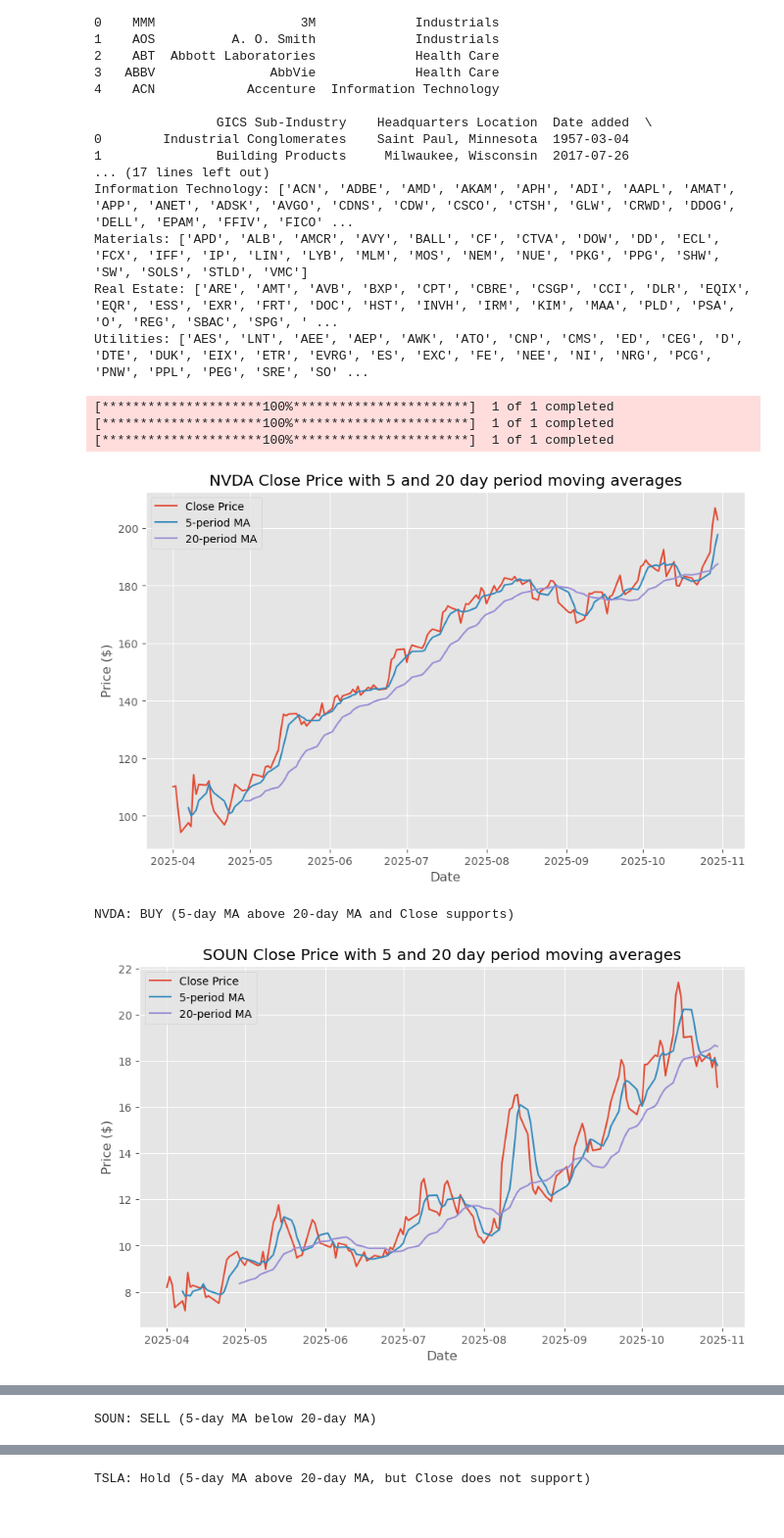
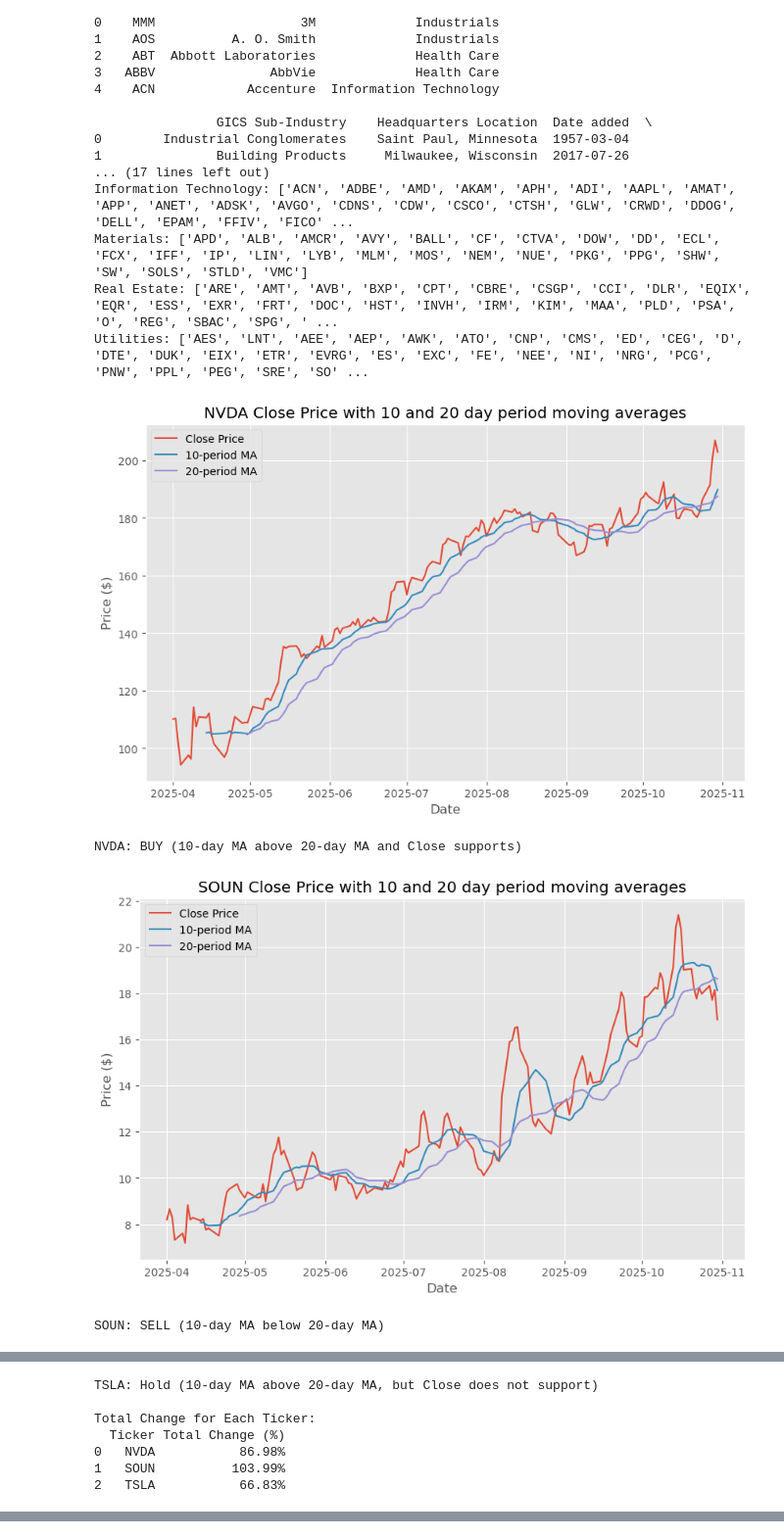
Before and after one commit to LeonCalef/Capstone-final, a Jupyter notebook: Capstone_project_tests.ipynb, the cells around one changed output, grey strips where cells are left out. Shown at 98% size. Saved outputs shown, nothing was run; the diff lists cells and outputs as text; code cells hidden in the pictures.

```diff
--- a/Capstone_project_tests.ipynb
+++ b/Capstone_project_tests.ipynb
@@ -110,45 +129,44 @@ def analysis(symbols, s_Date = "2024-09-01", e_Date = "2025-10-31"):
 # %%
 x = analysis(["TSLA", "NVDA", "SOUN"], "2025-04-01")
 style.use("ggplot")
 
 # Plot the closing price and moving averages on the same graph
 for ticker, group in x.groupby("Ticker"):
     plt.figure(figsize=(10, 6))
 
     # Sort by date
     group = group.sort_values("Date")
 
     plt.plot(group["Date"], group["Close"], label="Close Price")
-    plt.plot(group["Date"], group["5DA"], label="5-period MA")
+    plt.plot(group["Date"], group["10DA"], label="10-period MA")
     plt.plot(group["Date"], group["20DA"], label="20-period MA")
 
     # create title and labels
-    plt.title(f"{ticker} Close Price with 5 and 20 day period moving averages")
+    plt.title(f"{ticker} Close Price with 10 and 20 day period moving averages")
     plt.xlabel("Date")
     plt.ylabel("Price ($)")
     plt.legend()
     plt.show()
 
     # get rid of all blank values in the moving averages and compare last values in 5DA, 20DA, and closing price
-    valid = group.dropna(subset=["5DA", "20DA"])
+    valid = group.dropna(subset=["10DA", "20DA"])
     if len(valid) > 0:
         last = valid.iloc[-1]
-        if last["5DA"] > last["20DA"]:
-            if last["Close"] > last["5DA"]:
-                signal = "BUY (5-day MA above 20-day MA and Close supports)"
+        if last["10DA"] > last["20DA"]:
+            if last["Close"] > last["10DA"]:
+                signal = "BUY (10-day MA above 20-day MA and Close supports)"
             else:
-                signal = "Hold (5-day MA above 20-day MA, but Close does not support)"
-        elif last["5DA"] < last["20DA"]:
-            signal = "SELL (5-day MA below 20-day MA)"
+                signal = "Hold (10-day MA above 20-day MA, but Close does not support)"
+        elif last["10DA"] < last["20DA"]:
+            signal = "SELL (10-day MA below 20-day MA)"
         else:
-            signal = "Hold ((5-day MA = 20-day MA)"
+            signal = "Hold (10-day MA = 20-day MA)"
         print(f"{ticker}: {signal}")
     else:
         print(f"{ticker}: not enough data to compute moving averages.")
+tot_change(x)
 # %% [output]
+[figure, new version]
-[*********************100%***********************]  1 of 1 completed
-[*********************100%***********************]  1 of 1 completed
-[*********************100%***********************]  1 of 1 completed
+NVDA: BUY (10-day MA above 20-day MA and Close supports)
-[figure, old version]
+[figure, new version]
-NVDA: BUY (5-day MA above 20-day MA and Close supports)
+SOUN: SELL (10-day MA below 20-day MA)
-[figure, old version]
@@ -155 +174,7 @@ NVDA: BUY (5-day MA above 20-day MA and Close supports)
-SOUN: SELL (5-day MA below 20-day MA)
+TSLA: Hold (10-day MA above 20-day MA, but Close does not support)
+
+Total Change for Each Ticker:
+  Ticker Total Change (%)
+0   NVDA           86.98%
+1   SOUN          103.99%
+2   TSLA           66.83%
@@ -157,4 +181,3 @@ SOUN: SELL (5-day MA below 20-day MA)
-TSLA: Hold (5-day MA above 20-day MA, but Close does not support)
 # %%
 x = analysis(["TSLA"])
 
```
Also changed, not shown: parts of 8 cells of this notebook.
